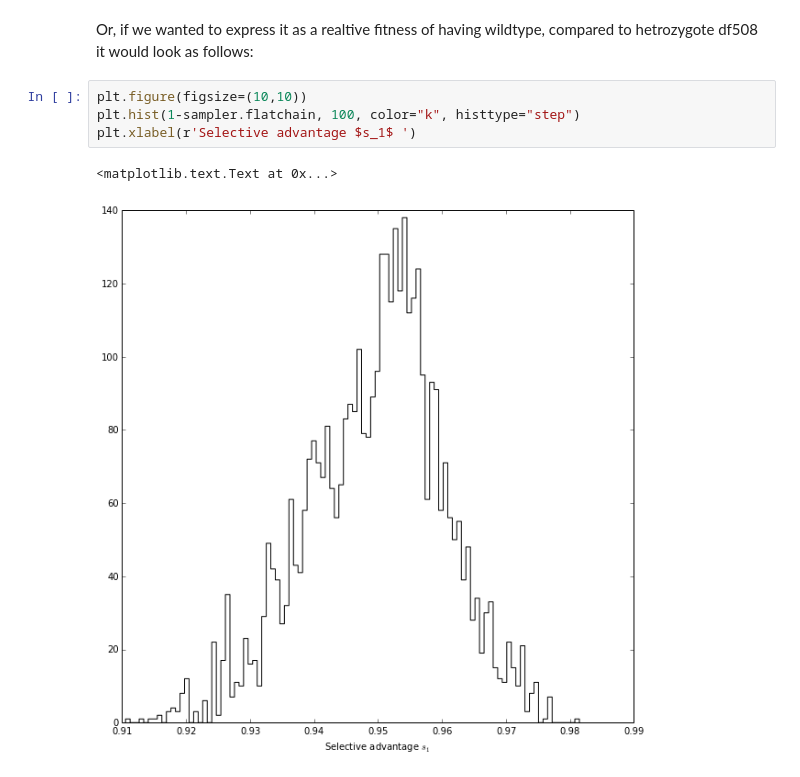
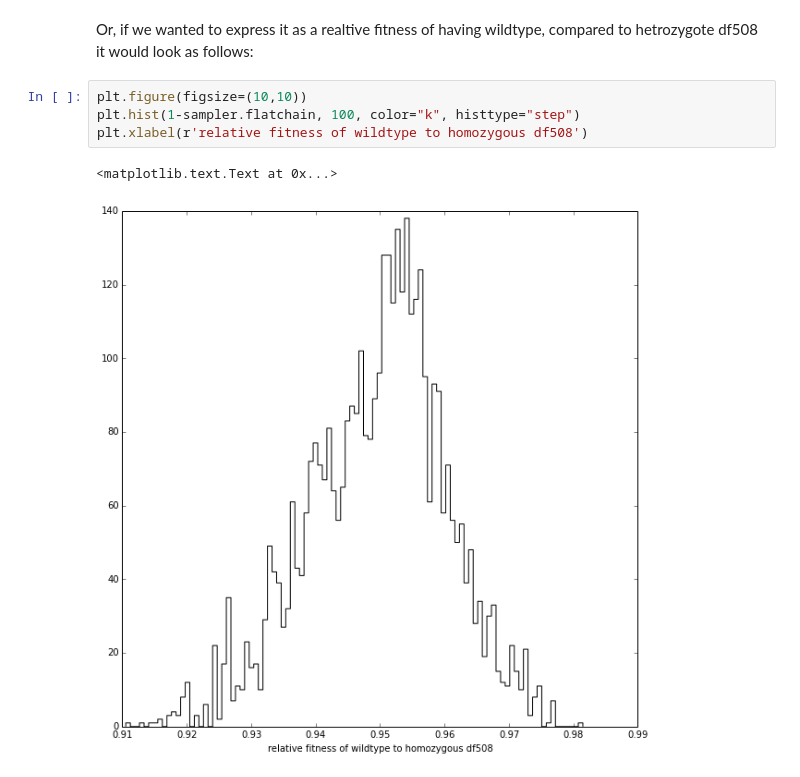
Before and after one commit to pdh21/CFTR_pop_gens, a Jupyter notebook: Simupop_test.ipynb, the cells around one changed output. Drawn from its saved outputs; the diff is of its cells as text.

```diff
--- a/Simupop_test.ipynb
+++ b/Simupop_test.ipynb
@@ -244,7 +244,7 @@ Or, if we wanted to express it as a realtive fitness of having wildtype, compare
 # %%
 plt.figure(figsize=(10,10))
 plt.hist(1-sampler.flatchain, 100, color="k", histtype="step")
-plt.xlabel(r'Selective advantage $s_1$ ')
+plt.xlabel(r'relative fitness of wildtype to homozygous df508')
 # %% [output]
 <matplotlib.text.Text at 0x...>
-[figure, old version]
+[figure, new version]
```
